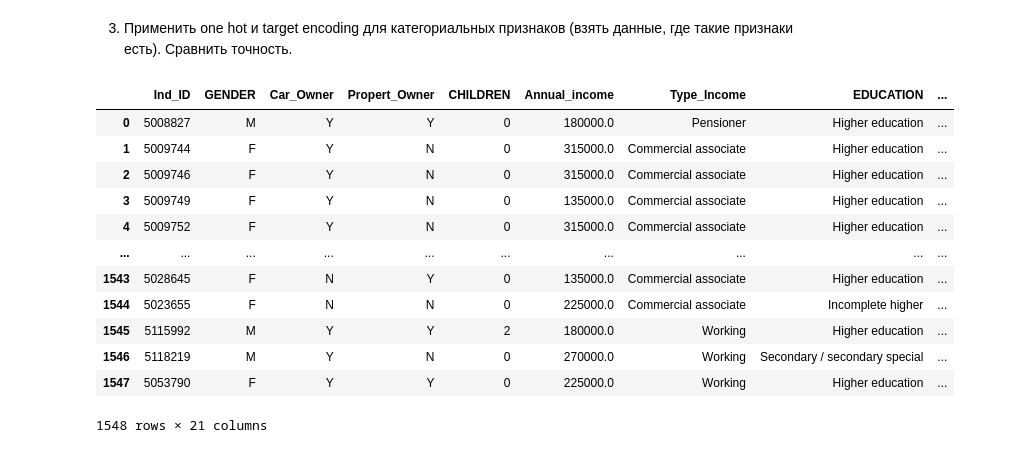
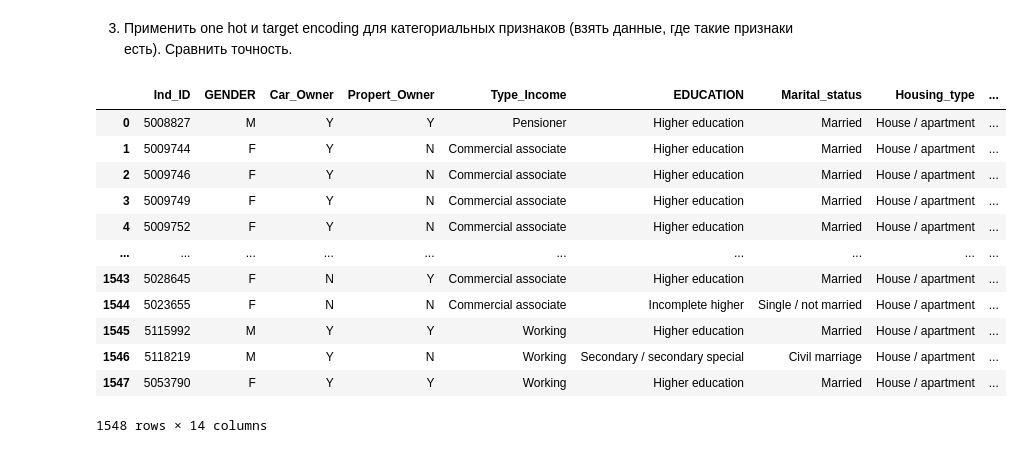
Before and after one commit to Sovego/ML_labs, a Jupyter notebook: lab4.ipynb, the cells around one changed output. Saved outputs shown, nothing was run; the diff lists cells and outputs as text; code cells hidden in the pictures.

```diff
--- a/lab4.ipynb
+++ b/lab4.ipynb
@@ -302,22 +364,22 @@ AUC: 0.8474956451189539
 где такие признаки есть). Сравнить точность.
 # %%
 df_noconts = df.drop(conts,axis=1)
-df_noconts = df.drop(["Birthday_count","Employed_days"],axis=1)
+df_noconts = df.drop(["Birthday_count","Employed_days","Annual_income","Age","EmployedDaysOnly","UnemployedDaysOnly","Status","Family_Members","CHILDREN"],axis=1)
 df_noconts
 # %% [output]
-|  | Ind_ID | GENDER | Car_Owner | Propert_Owner | CHILDREN | Annual_income | Type_Income | EDUCATION | ... |
-| 0 | 5008827 | M | Y | Y | 0 | 180000.0 | Pensioner | Higher education | ... |
-| 1 | 5009744 | F | Y | N | 0 | 315000.0 | Commercial associate | Higher education | ... |
-| 2 | 5009746 | F | Y | N | 0 | 315000.0 | Commercial associate | Higher education | ... |
-| 3 | 5009749 | F | Y | N | 0 | 135000.0 | Commercial associate | Higher education | ... |
-| 4 | 5009752 | F | Y | N | 0 | 315000.0 | Commercial associate | Higher education | ... |
+|  | Ind_ID | GENDER | Car_Owner | Propert_Owner | Type_Income | EDUCATION | Marital_status | Housing_type | ... |
+| 0 | 5008827 | M | Y | Y | Pensioner | Higher education | Married | House / apartment | ... |
+| 1 | 5009744 | F | Y | N | Commercial associate | Higher education | Married | House / apartment | ... |
+| 2 | 5009746 | F | Y | N | Commercial associate | Higher education | Married | House / apartment | ... |
+| 3 | 5009749 | F | Y | N | Commercial associate | Higher education | Married | House / apartment | ... |
+| 4 | 5009752 | F | Y | N | Commercial associate | Higher education | Married | House / apartment | ... |
 | ... | ... | ... | ... | ... | ... | ... | ... | ... | ... |
-| 1543 | 5028645 | F | N | Y | 0 | 135000.0 | Commercial associate | Higher education | ... |
-| 1544 | 5023655 | F | N | N | 0 | 225000.0 | Commercial associate | Incomplete higher | ... |
-| 1545 | 5115992 | M | Y | Y | 2 | 180000.0 | Working | Higher education | ... |
-| 1546 | 5118219 | M | Y | N | 0 | 270000.0 | Working | Secondary / secondary special | ... |
-| 1547 | 5053790 | F | Y | Y | 0 | 225000.0 | Working | Higher education | ... |
+| 1543 | 5028645 | F | N | Y | Commercial associate | Higher education | Married | House / apartment | ... |
+| 1544 | 5023655 | F | N | N | Commercial associate | Incomplete higher | Single / not married | House / apartment | ... |
+| 1545 | 5115992 | M | Y | Y | Working | Higher education | Married | House / apartment | ... |
+| 1546 | 5118219 | M | Y | N | Working | Secondary / secondary special | Civil marriage | House / apartment | ... |
+| 1547 | 5053790 | F | Y | Y | Working | Higher education | Married | House / apartment | ... |
-1548 rows × 21 columns
+1548 rows × 14 columns
 # %%
 ohe = OneHotEncoder()
 
```
Also changed, not shown: parts of 23 cells of this notebook, 1 other file.
